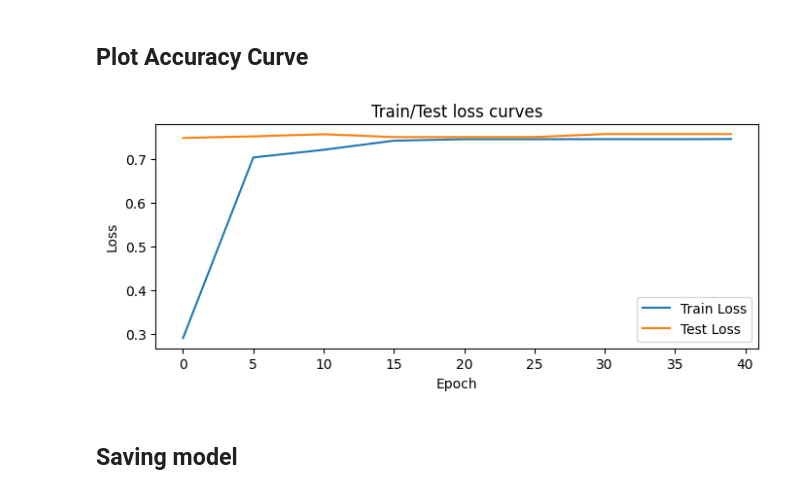
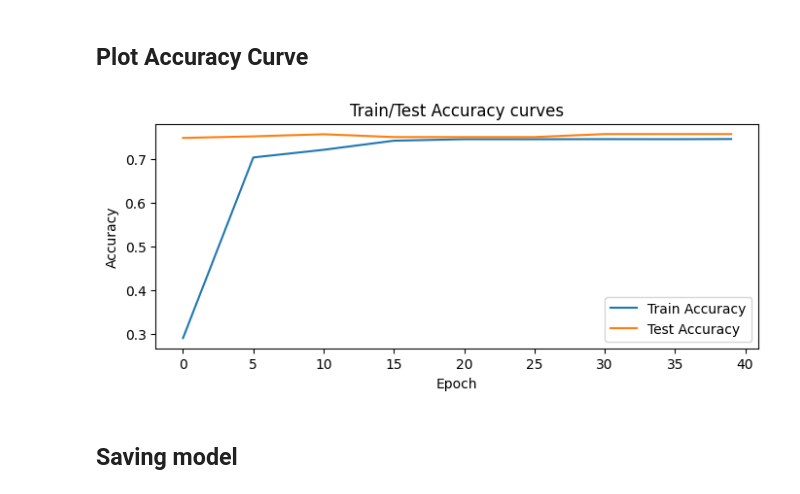
Before and after one commit to LuluW8071/Text-Sentiment-Analysis, a Jupyter notebook: Hate_Speech_Detection.ipynb, the cells around one changed output. Saved outputs shown, nothing was run; the diff lists cells and outputs as text; code cells hidden in the pictures.

Commit message:
Modified Accuracy Curve & Added BatchNorm

```diff
--- a/Hate_Speech_Detection.ipynb
+++ b/Hate_Speech_Detection.ipynb
@@ -331,16 +329,16 @@ plt.legend();
 # %%
 import numpy as np
 
 # Plot loss curves
 plt.figure(figsize=(8,3))
-plt.plot(epoch_count, np.array(torch.tensor(train_accuracies).numpy()), label="Train Loss")
-plt.plot(epoch_count, np.array(torch.tensor(test_accuracies).numpy()), label="Test Loss")
-plt.title("Train/Test loss curves")
-plt.ylabel("Loss")
+plt.plot(epoch_count, np.array(torch.tensor(train_accuracies).numpy()), label="Train Accuracy")
+plt.plot(epoch_count, np.array(torch.tensor(test_accuracies).numpy()), label="Test Accuracy")
+plt.title("Train/Test Accuracy curves")
+plt.ylabel("Accuracy")
 plt.xlabel("Epoch")
 plt.legend();
 # %% [output]
-[figure, old version]
+[figure, new version]
 # %% [markdown]
 ## Saving model
 # %%
```
Also changed, not shown: parts of 1 cell of this notebook.
